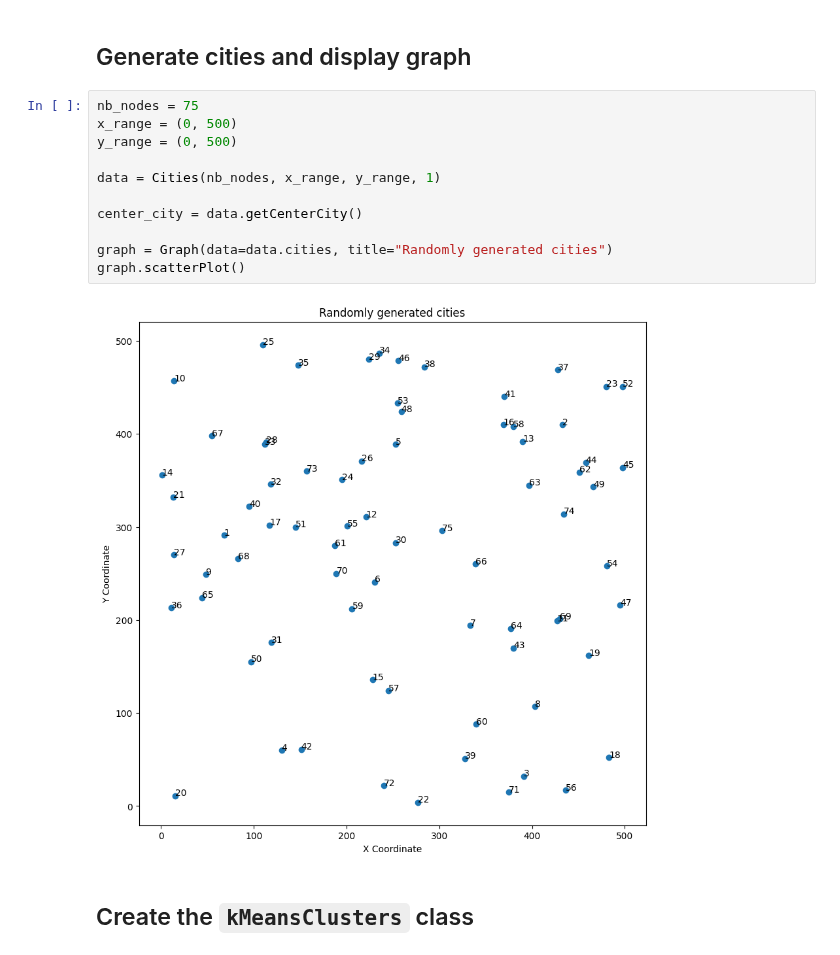
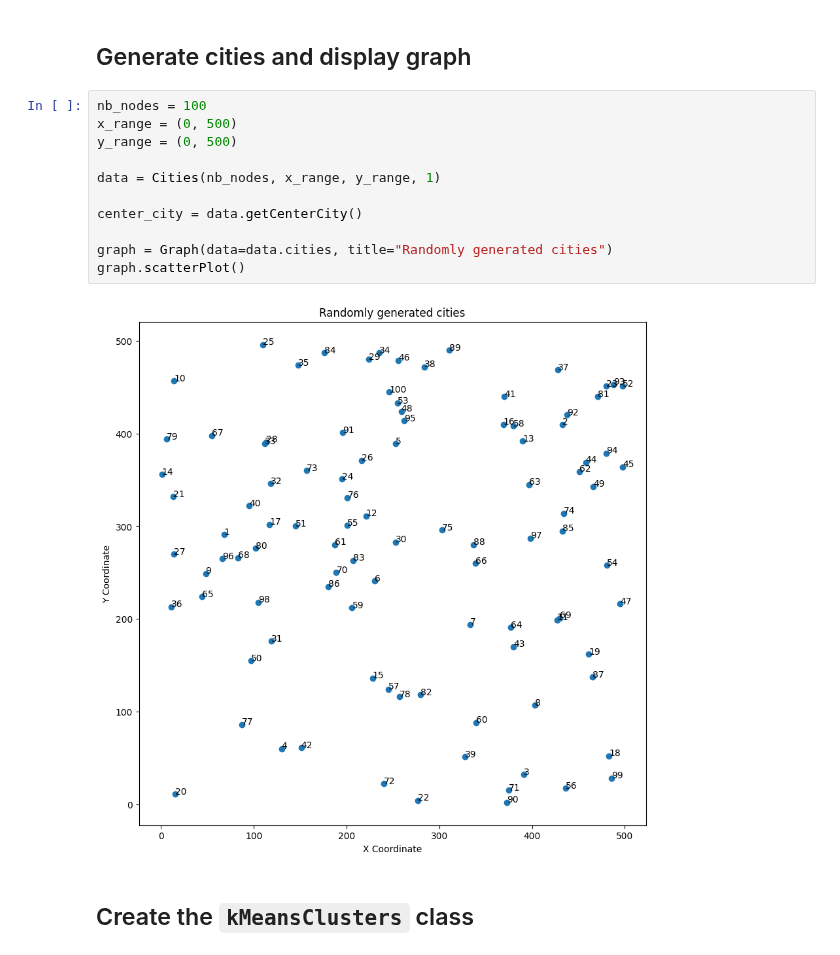
Before and after one commit to arrighi-fabien/Projet-Recherche-Op-rationnelle, a Jupyter notebook: livrable-2.ipynb, the cells around one changed output. Drawn from its saved outputs; the diff is of its cells as text.

```diff
--- a/livrable-2.ipynb
+++ b/livrable-2.ipynb
@@ -90,18 +90,18 @@ class Graph:
 # %% [markdown]
 ## Generate cities and display graph
 # %%
-nb_nodes = 75
+nb_nodes = 100
 x_range = (0, 500)
 y_range = (0, 500)
 
 data = Cities(nb_nodes, x_range, y_range, 1)
 
 center_city = data.getCenterCity()
 
 graph = Graph(data=data.cities, title="Randomly generated cities")
 graph.scatterPlot()
 # %% [output]
-[figure, old version]
+[figure, new version]
 # %% [markdown]
 ## Create the ``kMeansClusters`` class
 # %%
```
Also changed, not shown: parts of 6 cells of this notebook.
